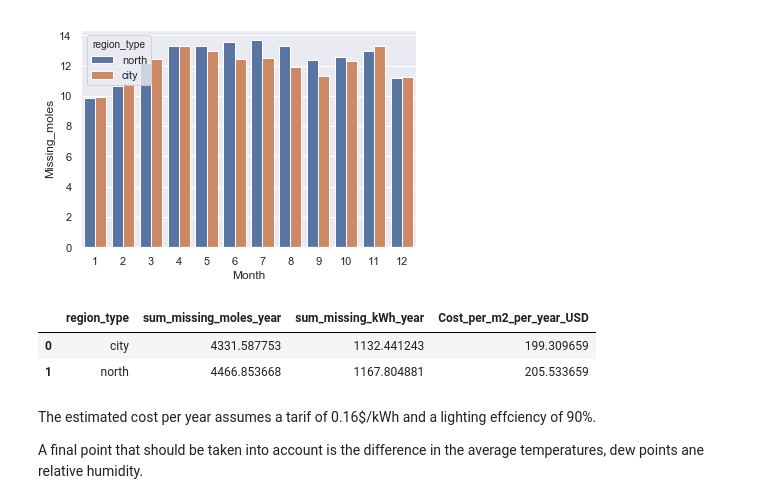
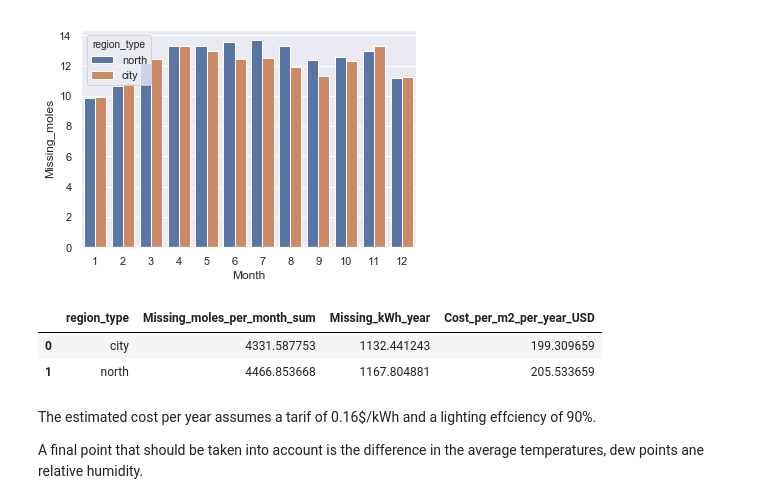
Before and after one commit to htorodriguez/greenhaus_lighting_Bogota, a Jupyter notebook: solar_radiation_Bogota.ipynb, the cells around one changed output. Drawn from its saved outputs; the diff is of its cells as text; code cells hidden in the pictures.

Commit message:
Resubmission
Added functions, and CRISP systematic

```diff
--- a/solar_radiation_Bogota.ipynb
+++ b/solar_radiation_Bogota.ipynb
@@ -49,7 +68,5 @@ This is the raw data, now lets arrange it a bit, look at its head and shape
 # %%
-df_bogota['site']=df_bogota['file'].apply(lambda x:int(x.split('_')[0]))
-df_bogota['latitude']=df_bogota['file'].apply(lambda x:float(x.split('_')[1]))
-df_bogota['longitude']=df_bogota['file'].apply(lambda x:float(x.split('_')[2]))
+df_bogota['site']=df_bogota['file'].apply(lambda x:x.split('_')[0])
 df_bogota['region_type']=df_bogota['region_type'].astype(str)
 df_bogota.head()
 # %% [output]
@@ -127,0 +145,19 @@ Now, to obtain the total energy available for photosynthesis, clearly, and based
+# %%
+def aggregate_and_reset(df, col_list, function, col):
+    """
+    Aggregates data from a dataframe using one function and returns a reseted dataframe with a column name "col_function"
+    Input:
+        df: Pandas Dataframe
+        col_list: list of columns to aggregate
+        function: string with the function name to use for aggregation
+        col: colum to aggregate
+    Output:
+        Pandas Dataframe
+    """
+    grouped=df.groupby(col_list).agg({col:[function]})
+    grouped.columns=[col+"_"+function]
+    grouped=grouped.reset_index()
+    return (grouped)
+
+grouped_month=aggregate_and_reset(df_bogota, ['Month', 'Hour', 'region_type'],'mean','GHI')
+grouped_month.head(2)
@@ -173,14 +209,13 @@ g=sns.barplot(x='Month', y='Missing_moles', hue='region_type',data=int_grouped_m
 [figure]
 # %%
 int_grouped_month['Missing_moles_per_month']=int_grouped_month['Missing_moles']*30
-sum_missing_mols=int_grouped_month.groupby(['region_type']).agg({'Missing_moles_per_month':['sum']})
-sum_missing_mols.columns=['sum_missing_moles_year']
-sum_missing_mols=sum_missing_mols.reset_index()
-sum_missing_mols['sum_missing_kWh_year']=sum_missing_mols['sum_missing_moles_year']/0.45/8.5
-sum_missing_mols['Cost_per_m2_per_year_USD']=sum_missing_mols['sum_missing_kWh_year']*0.16*1.1
+
+sum_missing_mols=aggregate_and_reset(int_grouped_month, ['region_type'], 'sum', 'Missing_moles_per_month')
+sum_missing_mols['Missing_kWh_year']=sum_missing_mols['Missing_moles_per_month_sum']/0.45/8.5
+sum_missing_mols['Cost_per_m2_per_year_USD']=sum_missing_mols['Missing_kWh_year']*0.16*1.1
 sum_missing_mols
 # %% [output]
-|  | region_type | sum_missing_moles_year | sum_missing_kWh_year | Cost_per_m2_per_year_USD |
+|  | region_type | Missing_moles_per_month_sum | Missing_kWh_year | Cost_per_m2_per_year_USD |
 | 0 | city | 4331.587753 | 1132.441243 | 199.309659 |
 | 1 | north | 4466.853668 | 1167.804881 | 205.533659 |
 # %% [markdown]
```
Also changed, not shown: parts of 21 cells of this notebook.
